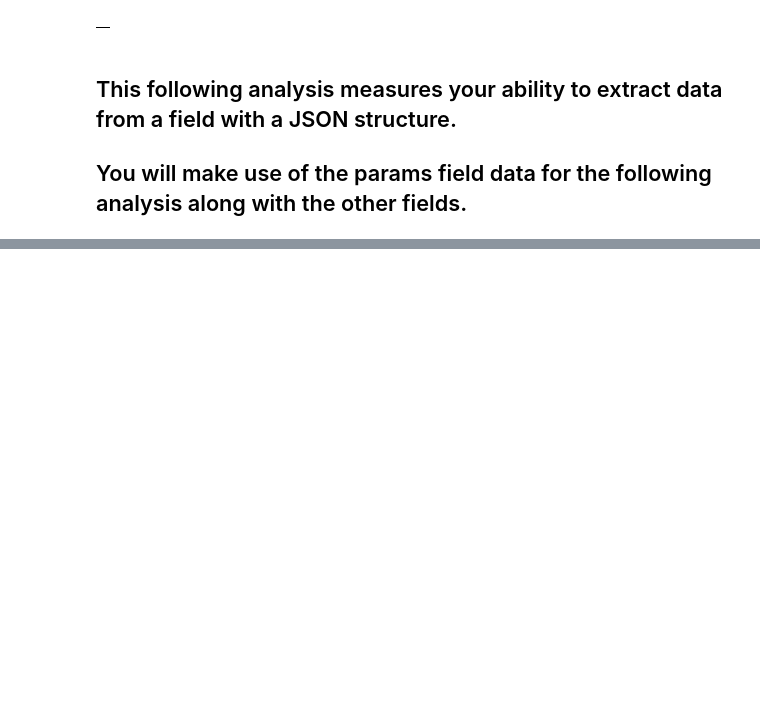
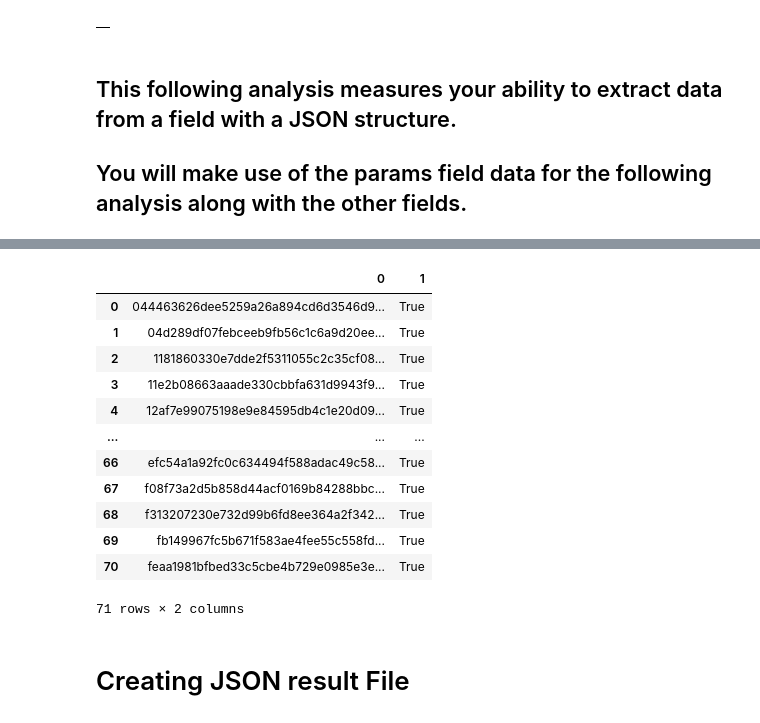
Before and after one commit to Rameezk3/Homelike, a Jupyter notebook: rameez analyzation-checkpoint.ipynb, the cells around one changed output, grey strips where cells are left out. Drawn from its saved outputs; the diff is of its cells as text; code cells hidden in the pictures; blank space fills up the shorter version.

```diff
--- a/rameez analyzation-checkpoint.ipynb
+++ b/rameez analyzation-checkpoint.ipynb
@@ -291,0 +306,28 @@ JSONDecodeError: Extra data: line 1 column 9 (char 8)
+# %%
+contain_req_id= dict()
+for entity in (grouped_by_session[1].tolist()):
+    for para in entity.params:
+        json_data=json.loads(para)
+        if 'request_id' in json_data['page'] :
+            contain_req_id[entity.session_id.any()]=True
+        else:
+            pass
+# %%
+task8=pd.DataFrame.from_dict(list(contain_req_id.items())  )
+task8
+# %% [output]
+|  | 0 | 1 |
+| 0 | 044463626dee5259a26a894cd6d3546d9... | True |
+| 1 | 04d289df07febceeb9fb56c1c6a9d20ee... | True |
+| 2 | 1181860330e7dde2f5311055c2c35cf08... | True |
+| 3 | 11e2b08663aaade330cbbfa631d9943f9... | True |
+| 4 | 12af7e99075198e9e84595db4c1e20d09... | True |
+| ... | ... | ... |
+| 66 | efc54a1a92fc0c634494f588adac49c58... | True |
+| 67 | f08f73a2d5b858d44acf0169b84288bbc... | True |
+| 68 | f313207230e732d99b6fd8ee364a2f342... | True |
+| 69 | fb149967fc5b671f583ae4fee55c558fd... | True |
+| 70 | feaa1981bfbed33c5cbe4b729e0985e3e... | True |
+71 rows × 2 columns
+# %% [markdown]
+# Creating JSON result File
```
Also changed, not shown: parts of 8 cells of this notebook, 1 other file.
